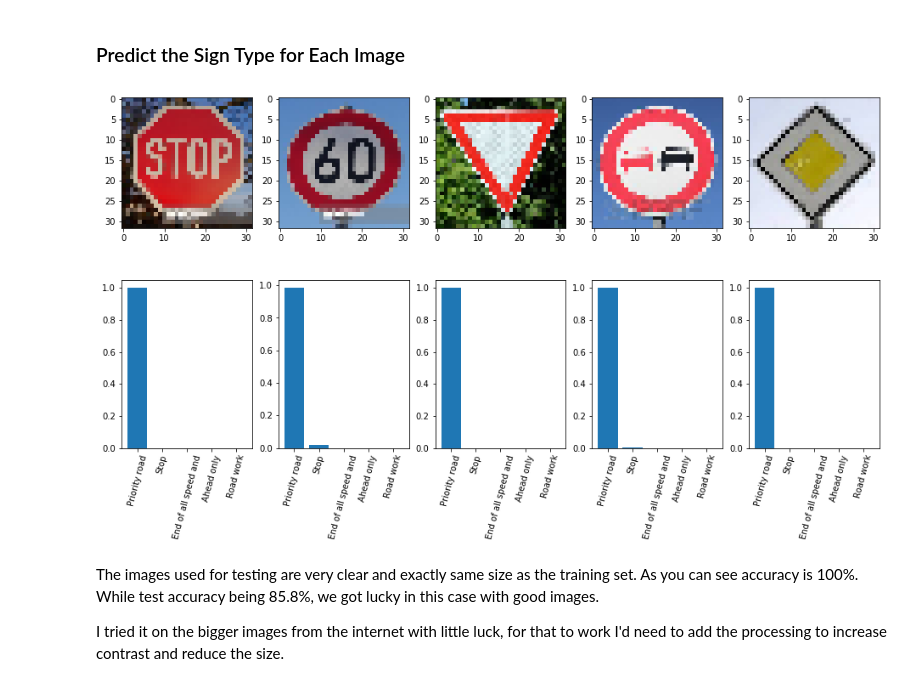
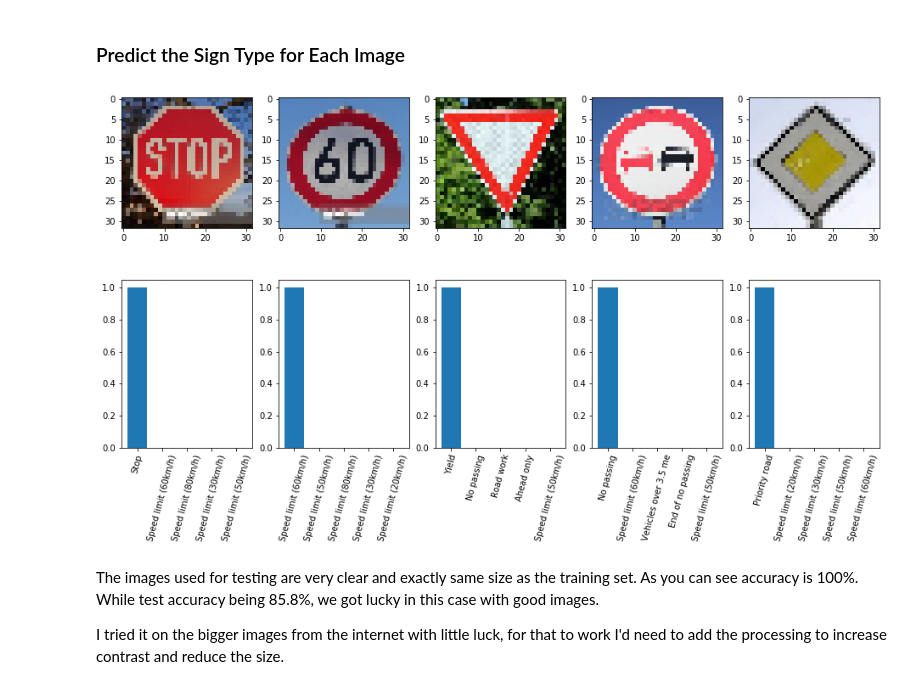
Before and after one commit to html5cat/CarND-Traffic-Sign-Classifier-Project, a Jupyter notebook: Traffic_Sign_Classifier.ipynb, the cells around one changed output. Saved outputs shown, nothing was run; the diff lists cells and outputs as text; code cells hidden in the pictures.

Commit message:
Add extra notes about model and predictions as per reviewers comments

```diff
--- a/Traffic_Sign_Classifier.ipynb
+++ b/Traffic_Sign_Classifier.ipynb
@@ -178,7 +197,7 @@ Batch size is guided by how many images can fit in memory at given point and we'
 # %%
 import tensorflow as tf
 
-EPOCHS = 5
+EPOCHS = 10
 BATCH_SIZE = 128
 # %%
 from tensorflow.contrib.layers import flatten
@@ -362,30 +382,30 @@ images = loadImages("./test/")
 # %%
 ### Run the predictions here and use the model to output the prediction for each image.
 ### Make sure to pre-process the images with the same pre-processing pipeline used earlier.
 ### Feel free to use as many code cells as needed.
 
 prediction = tf.nn.softmax(logits)
 top5 = tf.nn.top_k(prediction, k=5)
 with tf.Session() as sess:
     saver.restore(sess, tf.train.latest_checkpoint('.'))
 #     print(sess.run(prediction, feed_dict={x: images}))
     top5_prediction = sess.run(top5, feed_dict={x: images});
 
 import csv
 with open('signnames.csv') as f:
     reader = csv.DictReader(f)
     categories = {row['ClassId']:row['SignName'] for row in reader}
 
-fig = plt.figure(figsize=(16, 8))
-for i in range(0,len(images)):
-    fig.add_subplot(2, len(images), i + 1)
-    plt.imshow(images[i])
-    fig.add_subplot(2, len(images), i + 1 + len(images))
-    y_pos = np.arange(len(top5_prediction.values[i]))
-    plt.bar(y_pos,top5_prediction.values[i])
+fig = plt.figure(figsize=(16,8))
+for index in range(0,len(images)):
+    fig.add_subplot(2, len(images), index+1)
+    plt.imshow(images[index])
+    fig.add_subplot(2, len(images), index+1 + len(images))
+    y_pos = np.arange(len(top5_prediction.values[index]))
+    plt.bar(y_pos,top5_prediction.values[index])
     plt.xticks(y_pos,[categories[str(i)][0:20] for i in top5_prediction.indices[index]], rotation=75)
 # %% [output]
-[figure, old version]
+[figure, new version]
 # %% [markdown]
 The images used for testing are very clear and exactly same size as the training set. As you can see accuracy is 100%. While test accuracy being 85.8%, we got lucky in this case with good images.
 
```
Also changed, not shown: parts of 5 cells of this notebook, 3 other files.
